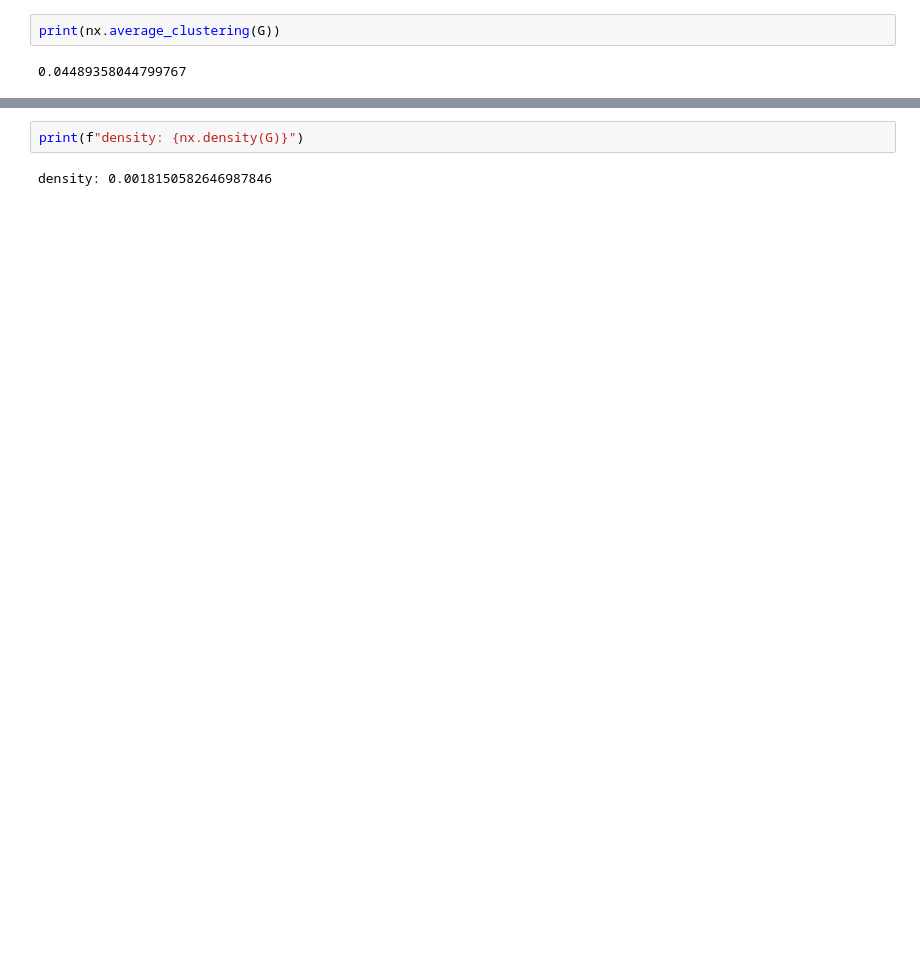
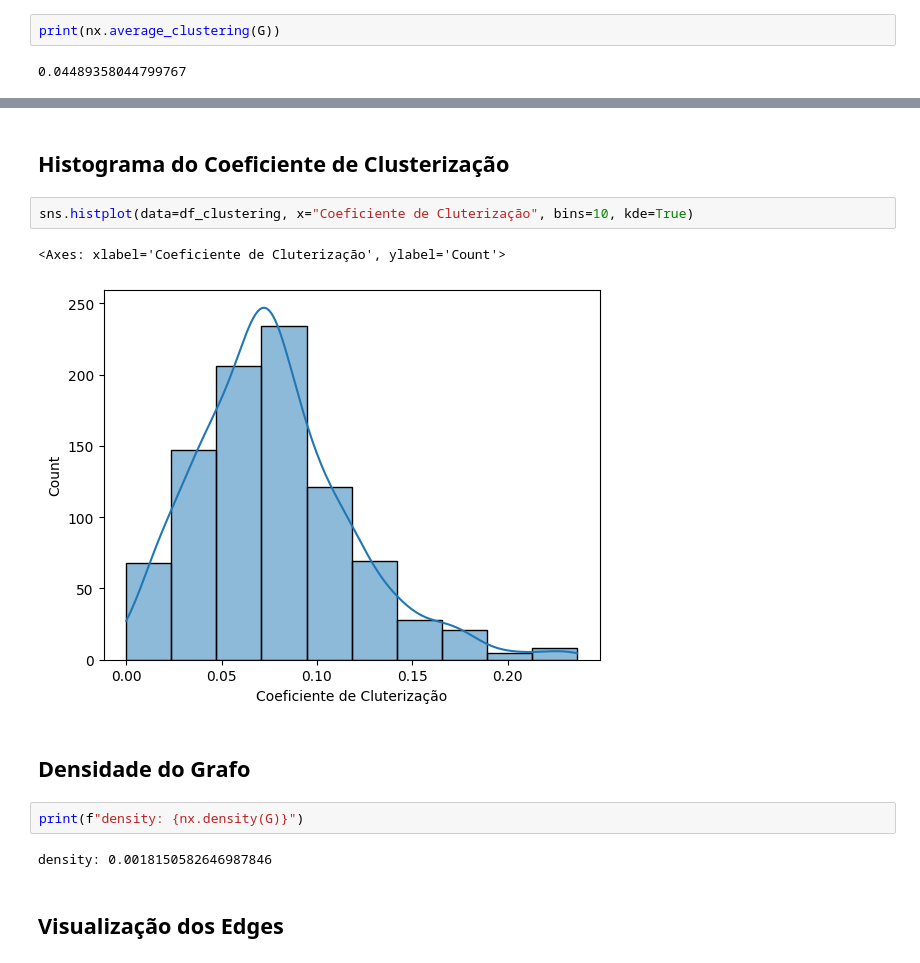
Before and after one commit to rwc2408/CienciadasRedes, a Jupyter notebook: Desafio 01/Desafio01_AnaliseExploratoria.ipynb, the cells around one changed output, grey strips where cells are left out. Saved outputs shown, nothing was run; the diff lists cells and outputs as text; blank space fills up the shorter version.

```diff
--- a/Desafio 01/Desafio01_AnaliseExploratoria.ipynb
+++ b/Desafio 01/Desafio01_AnaliseExploratoria.ipynb
@@ -110,5 +114,16 @@ Falk Clinic 0
+# %% [markdown]
+## Histograma do Coeficiente de Clusterização
+# %%
+sns.histplot(data=df_clustering, x="Coeficiente de Cluterização", bins=10, kde=True)
+# %% [output]
+<Axes: xlabel='Coeficiente de Cluterização', ylabel='Count'>
+[figure, added]
+# %% [markdown]
+## Densidade do Grafo
 # %%
 print(f"density: {nx.density(G)}")
 # %% [output]
 density: 0.0018150582646987846
+# %% [markdown]
+## Visualização dos Edges
 # %%
```
Also changed, not shown: parts of 21 cells of this notebook.
